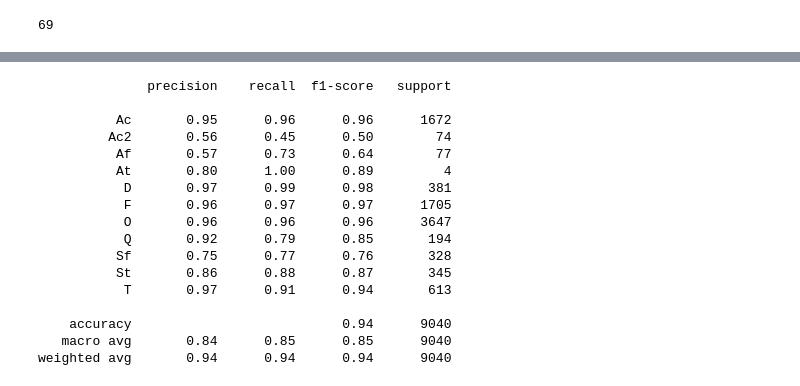
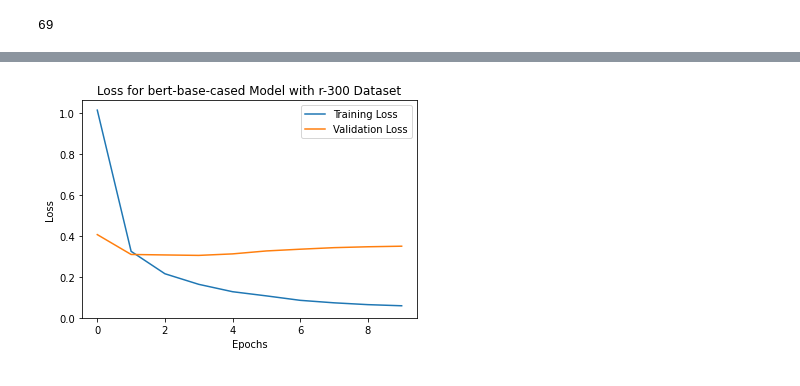
Before and after one commit to sjpark0605/NLP-FYP, a Jupyter notebook: NER_Training_Loop.ipynb, the cells around one changed output, grey strips where cells are left out. Cells and saved outputs as stored; diff of their text form; code cells hidden in the pictures.

```diff
--- a/NER_Training_Loop.ipynb
+++ b/NER_Training_Loop.ipynb
@@ -103,11 +83,8 @@ metric = evaluate.load("seqeval")
 id2label = {i: label for i, label in enumerate(label_names)}
 label2id = {v: k for k, v in id2label.items()}
 # %%
-from torch.utils.data import DataLoader
-
 train_dataloader = DataLoader(
   tokenized_datasets["train"],
-  shuffle=True,
   collate_fn=data_collator,
   batch_size=32,
 )
@@ -146,8 +118,6 @@ tensor([6.0928e-04, 5.9305e-03, 2.5481e-02, 2.3837e-02, 1.4958e-02, 5.5980e-02,
 # %%
-from transformers import AutoModelForTokenClassification
-
 ner_model = AutoModelForTokenClassification.from_pretrained(
-  model_checkpoint,
+  MODEL_CHECKPOINT,
   id2label=id2label,
   label2id=label2id,
 )
@@ -188,11 +152,9 @@ print(len(train_dataloader))
 # %% [output]
 69
 # %%
-from transformers import get_scheduler
-
-num_train_epochs = 10
-num_update_steps_per_epoch = len(train_dataloader)
-num_training_steps = num_train_epochs * num_update_steps_per_epoch
+epochs = 10
+steps_per_epoch = len(train_dataloader)
+num_training_steps = epochs * steps_per_epoch
 
 lr_scheduler = get_scheduler(
   "linear",
@@ -344,27 +209,0 @@ def evaluate(dataloader_val):
-# %%
-from sklearn.metrics import classification_report
-
-_, predictions, true_vals = evaluate(eval_dataloader)
-
-labeled_preds = np.argmax(predictions, axis=1)
-labeled_preds = [id2label[prediction].replace("-I", "").replace("-B", "") for prediction in labeled_preds]
-labeled_trues = [id2label[true].replace("-I", "").replace("-B", "") for true in true_vals]
-print(classification_report(labeled_preds, labeled_trues))
-# %% [output]
-              precision    recall  f1-score   support
-
-          Ac       0.95      0.96      0.96      1672
-         Ac2       0.56      0.45      0.50        74
-          Af       0.57      0.73      0.64        77
-          At       0.80      1.00      0.89         4
-           D       0.97      0.99      0.98       381
-           F       0.96      0.97      0.97      1705
-           O       0.96      0.96      0.96      3647
-           Q       0.92      0.79      0.85       194
-          Sf       0.75      0.77      0.76       328
-          St       0.86      0.88      0.87       345
-           T       0.97      0.91      0.94       613
-
-    accuracy                           0.94      9040
-   macro avg       0.84      0.85      0.85      9040
-weighted avg       0.94      0.94      0.94      9040
@@ -370,0 +249,14 @@ weighted avg       0.94      0.94      0.94      9040
+# %%
+plt.plot(range(epochs), train_loss_vals, label='Training Loss')
+plt.plot(range(epochs), eval_loss_vals, label='Validation Loss')
+
+plt.title('Loss for ' + MODEL_CHECKPOINT + ' Model with ' + TARGET_CORPUS + ' Dataset')
+plt.xlabel('Epochs')
+plt.ylabel('Loss')
+plt.ylim(0, None)
+
+plt.legend()
+
+plt.savefig(OUTPUT_DIR + "train_valid_losses.png")
+# %% [output]
+[figure, added]
```
Also changed, not shown: parts of 22 cells of this notebook.
